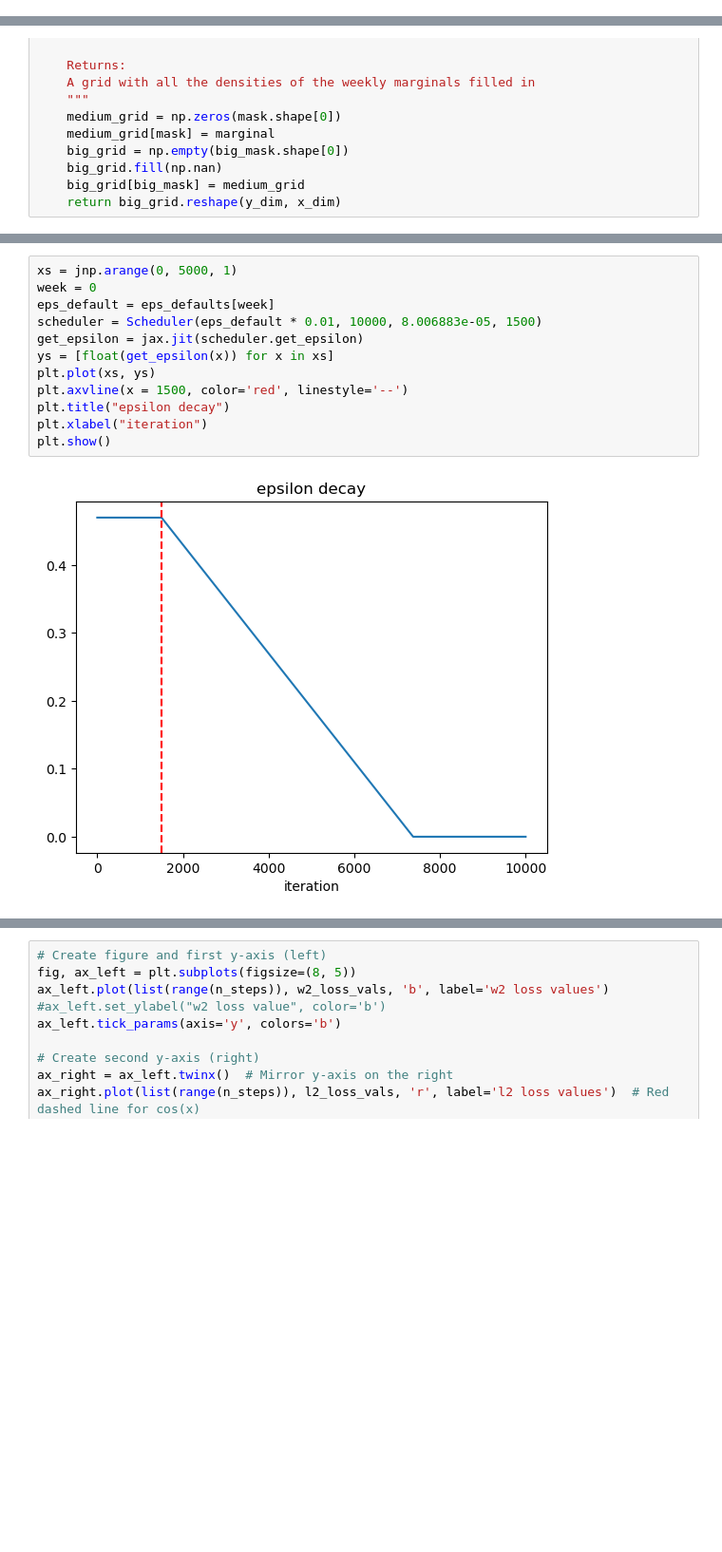
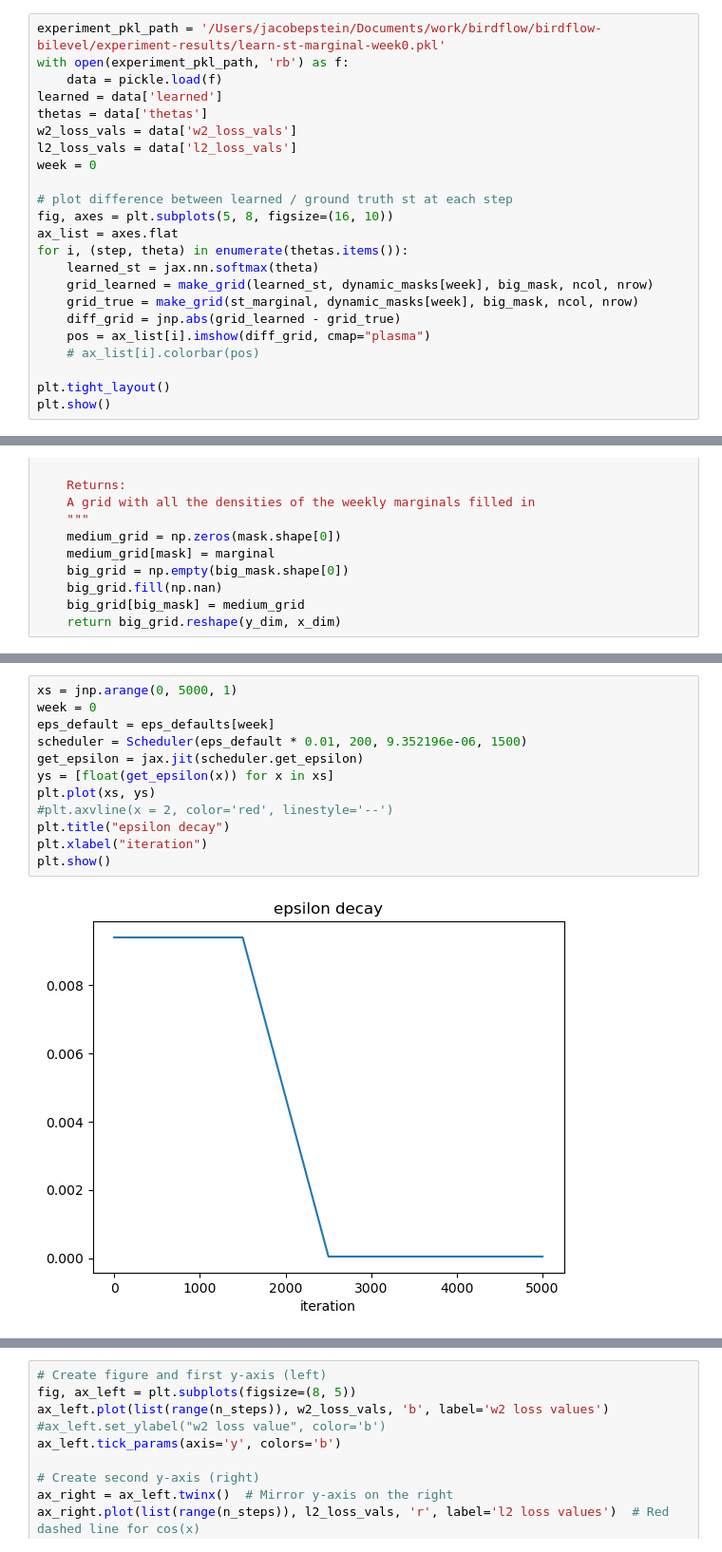
Before and after one commit to jacobe90/birdflow-bilevel, a Jupyter notebook: src/model-testing.ipynb, the cells around one changed output, grey strips where cells are left out. Shown at 95% size. Drawn from its saved outputs; the diff is of its cells as text; blank space fills up the shorter version.

Commit message:
experiment 1 results

```diff
--- a/src/model-testing.ipynb
+++ b/src/model-testing.ipynb
@@ -68,6 +73,29 @@ print(jnp.std(distance_matrices_for_week[0]))
 1.4226154
 0.0
 0.09399295
+# %%
+experiment_pkl_path = '/Users/jacobepstein/Documents/work/birdflow/birdflow-bilevel/experiment-results/learn-st-marginal-week0.pkl'
+with open(experiment_pkl_path, 'rb') as f:
+    data = pickle.load(f)
+learned = data['learned']
+thetas = data['thetas']
+w2_loss_vals = data['w2_loss_vals']
+l2_loss_vals = data['l2_loss_vals']
+week = 0
+
+# plot difference between learned / ground truth st at each step
+fig, axes = plt.subplots(5, 8, figsize=(16, 10))
+ax_list = axes.flat
+for i, (step, theta) in enumerate(thetas.items()):
+    learned_st = jax.nn.softmax(theta)
+    grid_learned = make_grid(learned_st, dynamic_masks[week], big_mask, ncol, nrow)
+    grid_true = make_grid(st_marginal, dynamic_masks[week], big_mask, ncol, nrow)
+    diff_grid = jnp.abs(grid_learned - grid_true)
+    pos = ax_list[i].imshow(diff_grid, cmap="plasma")
+    # ax_list[i].colorbar(pos)
+
+plt.tight_layout()
+plt.show()
 # %%
 sinkhorn_solver = jit(linear.solve, static_argnames=['max_iterations', 'progress_fn'])
 
@@ -208,17 +356,17 @@ def make_grid(marginal, mask, big_mask, x_dim, y_dim):
 # %%
 xs = jnp.arange(0, 5000, 1)
 week = 0
 eps_default = eps_defaults[week]
-scheduler = Scheduler(eps_default * 0.01, 10000, 8.006883e-05, 1500)
+scheduler = Scheduler(eps_default * 0.01, 200, 9.352196e-06, 1500)
 get_epsilon = jax.jit(scheduler.get_epsilon)
 ys = [float(get_epsilon(x)) for x in xs]
 plt.plot(xs, ys)
-plt.axvline(x = 1500, color='red', linestyle='--')
+#plt.axvline(x = 2, color='red', linestyle='--')
 plt.title("epsilon decay")
 plt.xlabel("iteration")
 plt.show()
 # %% [output]
-[figure, old version]
+[figure, new version]
 # %%
 week = 0
 st_marginal = jnp.array(masked_densities[week])
```
Also changed, not shown: parts of 9 cells of this notebook, 1 other file.
